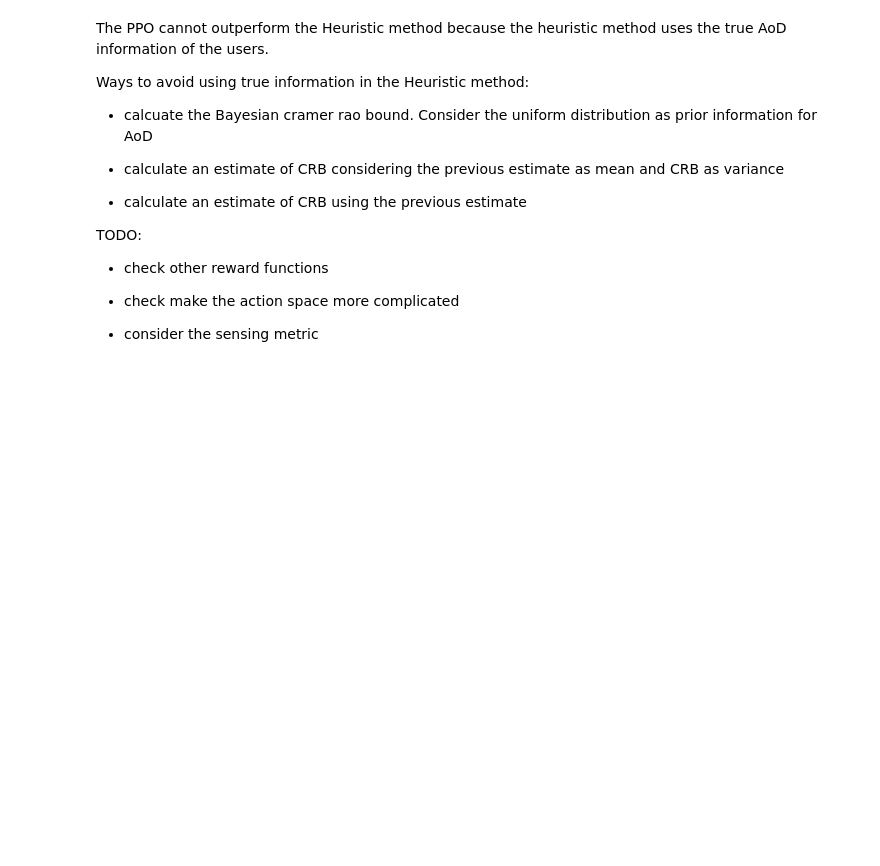
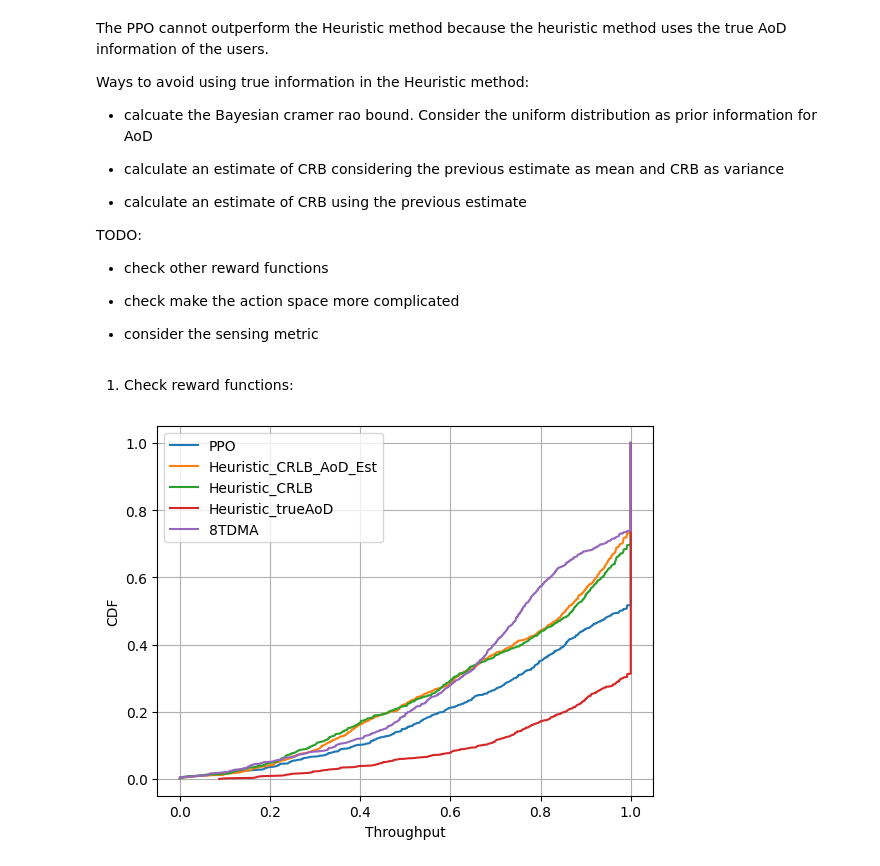
Before and after one commit to april427/Centric-BM, a Jupyter notebook: documents/09-27.ipynb, the cells around one changed output. Cells and saved outputs as stored; diff of their text form; code cells hidden in the pictures; blank space fills up the shorter version.

```diff
--- a/documents/09-27.ipynb
+++ b/documents/09-27.ipynb
@@ -100,3 +108,42 @@ TODO:
 - check make the action space more complicated
 
 - consider the sensing metric
+# %% [markdown]
+1. Check reward functions:
+# %%
+import numpy as np
+import matplotlib.pyplot as plt
+fig, ax = plt.subplots()
+th = np.loadtxt('Multi-user-BM/results_bm/Thp_PPO')
+th_cdf = np.sort(th)
+yvals = np.arange(len(th))/float(len(th)-1)
+ax.plot(th_cdf, yvals, '-')
+
+th = np.loadtxt('Multi-user-BM/results_bm/Thp_Heuristic_crlb_aod_est')
+th_cdf = np.sort(th)
+yvals = np.arange(len(th))/float(len(th)-1)
+ax.plot(th_cdf, yvals, '-')
+
+th = np.loadtxt('Multi-user-BM/results_bm/Thp_Heuristic_crlb')
+th_cdf = np.sort(th)
+yvals = np.arange(len(th))/float(len(th)-1)
+ax.plot(th_cdf, yvals, '-')
+
+th = np.loadtxt('Multi-user-BM/results_bm/Thp_Heuristic_genie')
+th_cdf = np.sort(th)
+yvals = np.arange(len(th))/float(len(th)-1)
+ax.plot(th_cdf, yvals, '-')
+
+th = np.loadtxt('Multi-user-BM/results_bm/Thp_8TDMA')
+th_cdf = np.sort(th)
+yvals = np.arange(len(th))/float(len(th)-1)
+ax.plot(th_cdf, yvals, '-')
+
+ax.legend(['PPO', 'Heuristic_CRLB_AoD_Est', 'Heuristic_CRLB', 'Heuristic_trueAoD', '8TDMA'])
+ax.set_xlabel('Throughput')
+ax.set_ylabel('CDF')
+ax.set_xlabel('Throughput')
+ax.set_ylabel('CDF')
+ax.grid()
+# %% [output]
+[figure, added]
```
Also changed, not shown: parts of 8 cells of this notebook, 17 other files.
